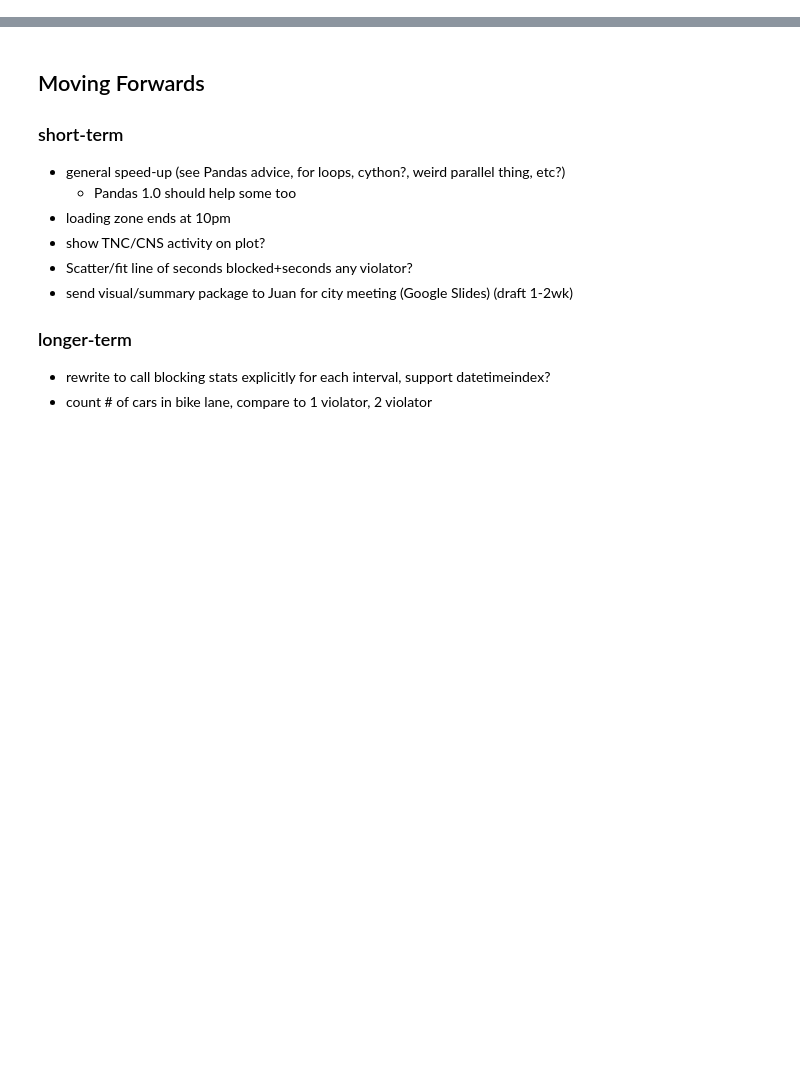
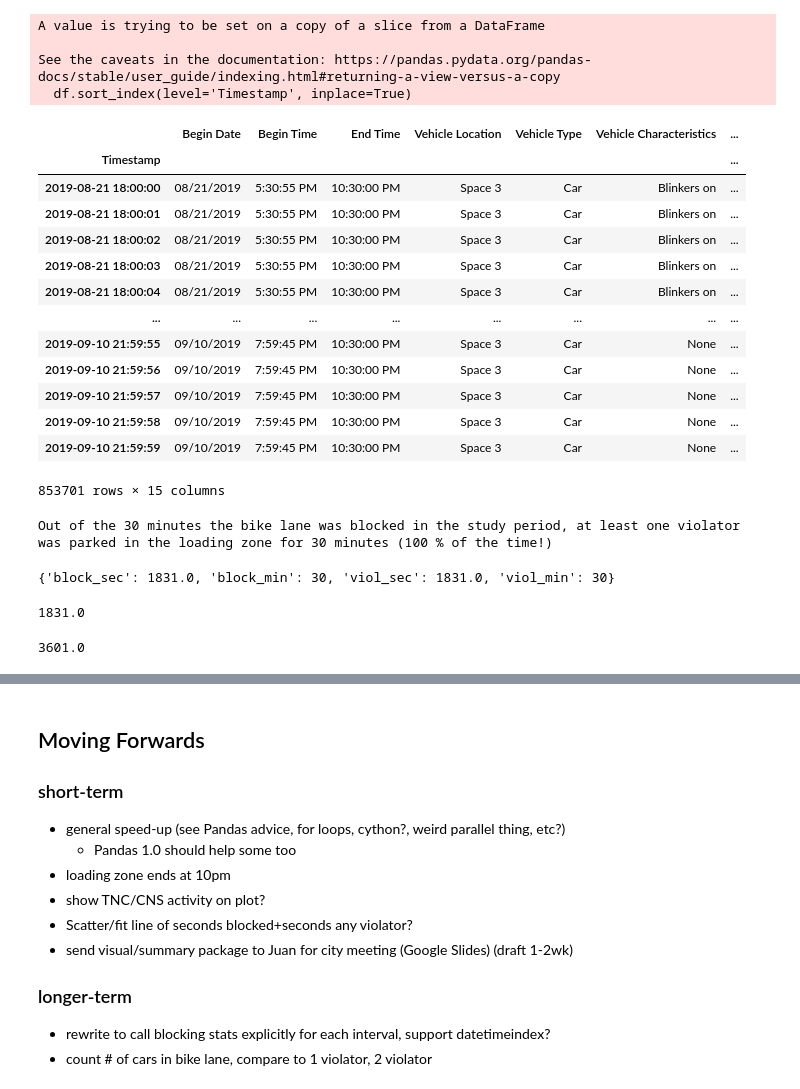
Before and after one commit to ucla-its/curb-analysis-visuals, a Jupyter notebook: Solutions for a Small Planet (pd1v2).ipynb, the cells around one changed output, grey strips where cells are left out. Drawn from its saved outputs; the diff is of its cells as text; code cells hidden in the pictures; blank space fills up the shorter version.

```diff
--- a/Solutions for a Small Planet (pd1v2).ipynb
+++ b/Solutions for a Small Planet (pd1v2).ipynb
@@ -268,0 +202,39 @@ KeyboardInterrupt:
+# %%
+def time_filter(df, hour=18, opr='>='):
+#filter df by comparison to hour only (can handle multiple dates...)
+    ops = {'>': operator.gt,
+           '<': operator.lt,
+           '>=': operator.ge,
+           '<=': operator.le,
+           '==': operator.eq}
+
+    df.sort_index(level='Timestamp', inplace=True)
+    times = df.index.get_level_values(level='Timestamp')
+    hr = ops[opr](times.hour, hour)
+    filtered = df.loc[hr]
+    return filtered
+# %%
+alldays_lzonly = time_filter(alldays_timestamped)
+alldays_lzonly = time_filter(alldays_lzonly, hour=22, opr='<')
+# %% [output]
+A value is trying to be set on a copy of a slice from a DataFrame
+
+See the caveats in the documentation: https://pandas.pydata.org/pandas-docs/stable/user_guide/indexing.html#returning-a-view-versus-a-copy
+  df.sort_index(level='Timestamp', inplace=True)
+# %%
+alldays_lzonly
+# %% [output]
+|  | Begin Date | Begin Time | End Time | Vehicle Location | Vehicle Type | Vehicle Characteristics | ... |
+| Timestamp |  |  |  |  |  |  | ... |
+| 2019-08-21 18:00:00 | 08/21/2019 | 5:30:55 PM | 10:30:00 PM | Space 3 | Car | Blinkers on | ... |
+| 2019-08-21 18:00:01 | 08/21/2019 | 5:30:55 PM | 10:30:00 PM | Space 3 | Car | Blinkers on | ... |
+| 2019-08-21 18:00:02 | 08/21/2019 | 5:30:55 PM | 10:30:00 PM | Space 3 | Car | Blinkers on | ... |
+| 2019-08-21 18:00:03 | 08/21/2019 | 5:30:55 PM | 10:30:00 PM | Space 3 | Car | Blinkers on | ... |
+| 2019-08-21 18:00:04 | 08/21/2019 | 5:30:55 PM | 10:30:00 PM | Space 3 | Car | Blinkers on | ... |
+| ... | ... | ... | ... | ... | ... | ... | ... |
+| 2019-09-10 21:59:55 | 09/10/2019 | 7:59:45 PM | 10:30:00 PM | Space 3 | Car | None | ... |
+| 2019-09-10 21:59:56 | 09/10/2019 | 7:59:45 PM | 10:30:00 PM | Space 3 | Car | None | ... |
+| 2019-09-10 21:59:57 | 09/10/2019 | 7:59:45 PM | 10:30:00 PM | Space 3 | Car | None | ... |
+| 2019-09-10 21:59:58 | 09/10/2019 | 7:59:45 PM | 10:30:00 PM | Space 3 | Car | None | ... |
+| 2019-09-10 21:59:59 | 09/10/2019 | 7:59:45 PM | 10:30:00 PM | Space 3 | Car | None | ... |
+853701 rows × 15 columns
@@ -268,0 +278,13 @@ KeyboardInterrupt:
+# %%
+simple_stats(viol_table)
+# %% [output]
+Out of the 30 minutes the bike lane was blocked in the study period, at least one violator was parked in the loading zone for 30 minutes (100 % of the time!)
+{'block_sec': 1831.0, 'block_min': 30, 'viol_sec': 1831.0, 'viol_min': 30}
+# %%
+viol_table.sum()['Any Blocking']
+# %% [output]
+1831.0
+# %%
+viol_table.sum()['Any Violator']
+# %% [output]
+3601.0
```
Also changed, not shown: parts of 41 cells of this notebook, 42 other files.
